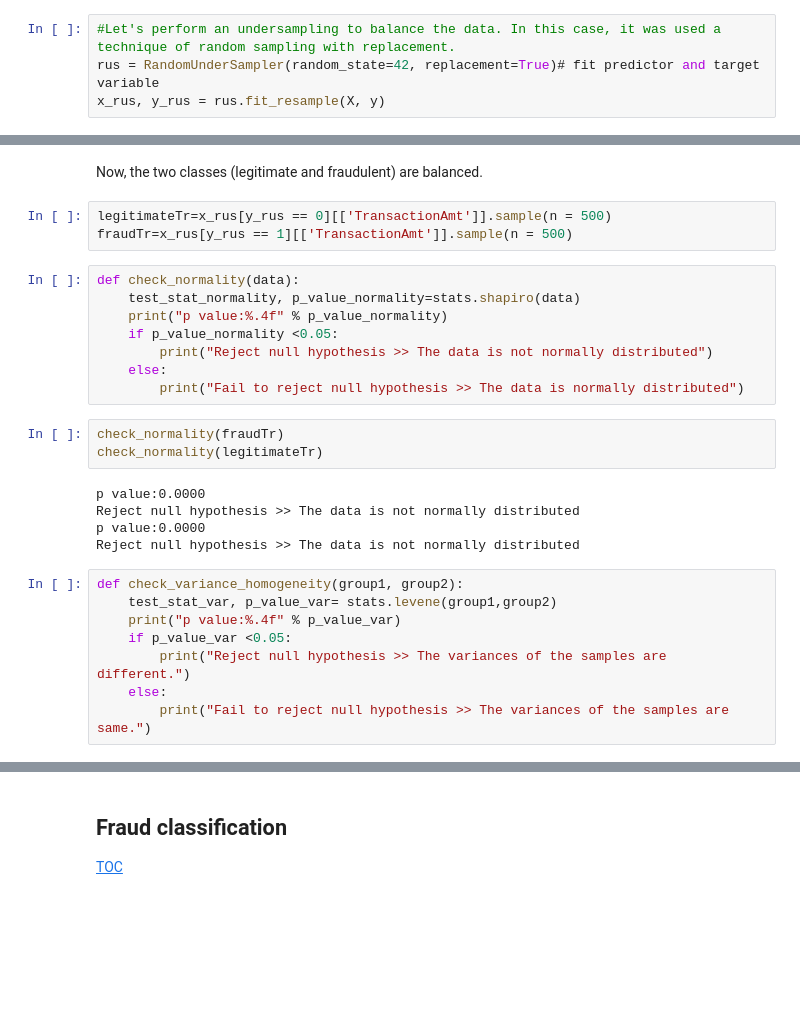
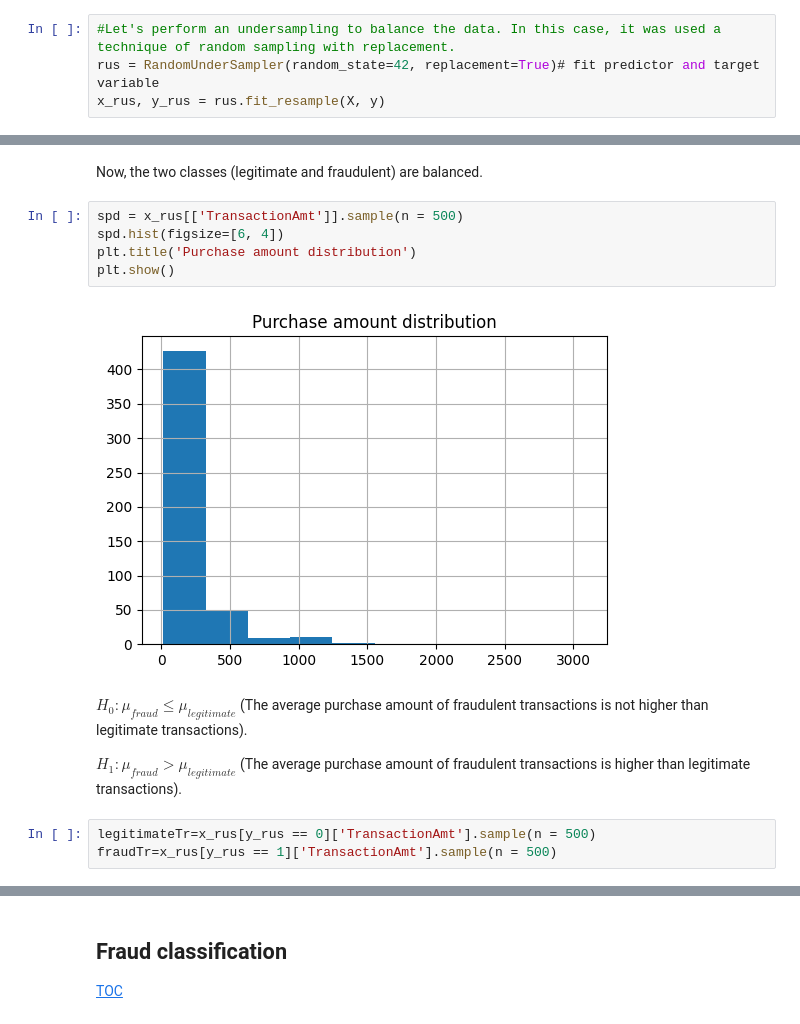
Before and after one commit to lucianoandrade1/Credit-and-Debit-Card-Fraud-Detection, a Jupyter notebook: IEEE_CIS_Fraud_Detection.ipynb, the cells around one changed output, grey strips where cells are left out. Drawn from its saved outputs; the diff is of its cells as text; blank space fills up the shorter version.

Commit message:
hypothesis tests

```diff
--- a/IEEE_CIS_Fraud_Detection.ipynb
+++ b/IEEE_CIS_Fraud_Detection.ipynb
@@ -506,32 +504,19 @@ text_chart = bar_chart.mark_text(align='left', baseline='bottom', dx=-5).encode(
 (bar_chart + text_chart).properties(height=300, width=400, title='Balanced remaning data')
 # %% [output]
 [interactive output not drawn]
-# %% [markdown]
-Now, the two classes (legitimate and fraudulent) are balanced.
+# %% [markdown]
+Now, the two classes (legitimate and fraudulent) are balanced.
+# %%
+spd = x_rus[['TransactionAmt']].sample(n = 500)
+spd.hist(figsize=[6, 4])
+plt.title('Purchase amount distribution')
+plt.show()
+# %% [output]
+[figure, added]
+# %% [markdown]
+$H_0:\mu _{fraud} \le \mu _{legitimate} $ (The average purchase amount of fraudulent transactions is not higher than legitimate transactions).
+
+$H_1:\mu _{fraud} > \mu _{legitimate} $ (The average purchase amount of fraudulent transactions is higher than legitimate transactions).
 # %%
-legitimateTr=x_rus[y_rus == 0][['TransactionAmt']].sample(n = 500)
-fraudTr=x_rus[y_rus == 1][['TransactionAmt']].sample(n = 500)
+legitimateTr=x_rus[y_rus == 0]['TransactionAmt'].sample(n = 500)
+fraudTr=x_rus[y_rus == 1]['TransactionAmt'].sample(n = 500)
-# %%
-def check_normality(data):
-    test_stat_normality, p_value_normality=stats.shapiro(data)
-    print("p value:%.4f" % p_value_normality)
-    if p_value_normality <0.05:
-        print("Reject null hypothesis >> The data is not normally distributed")
-    else:
-        print("Fail to reject null hypothesis >> The data is normally distributed")
-# %%
-check_normality(fraudTr)
-check_normality(legitimateTr)
-# %% [output]
-p value:0.0000
-Reject null hypothesis >> The data is not normally distributed
-p value:0.0000
-Reject null hypothesis >> The data is not normally distributed
-# %%
-def check_variance_homogeneity(group1, group2):
-    test_stat_var, p_value_var= stats.levene(group1,group2)
-    print("p value:%.4f" % p_value_var)
-    if p_value_var <0.05:
-        print("Reject null hypothesis >> The variances of the samples are different.")
-    else:
-        print("Fail to reject null hypothesis >> The variances of the samples are same.")
```
Also changed, not shown: parts of 8 cells of this notebook.
